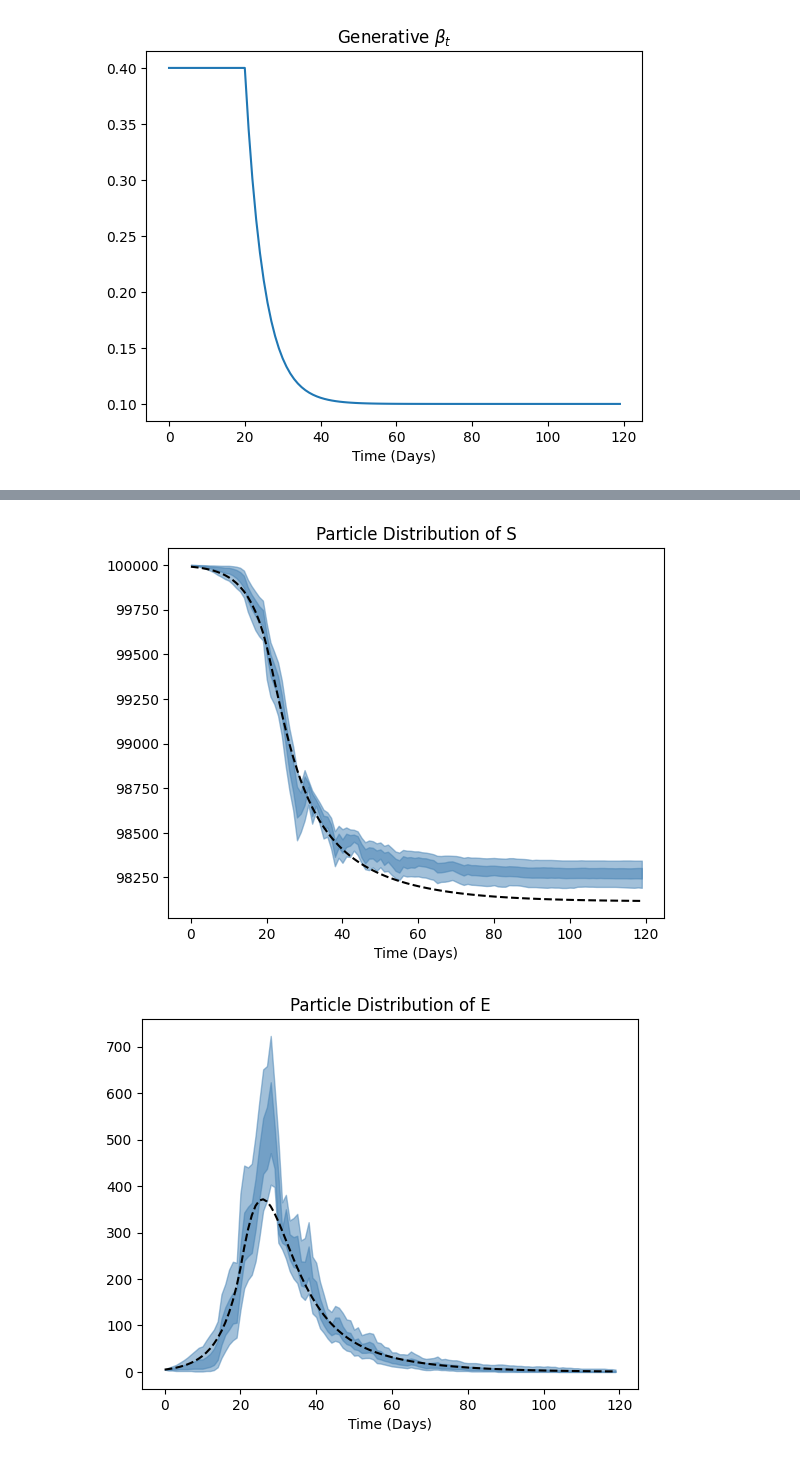
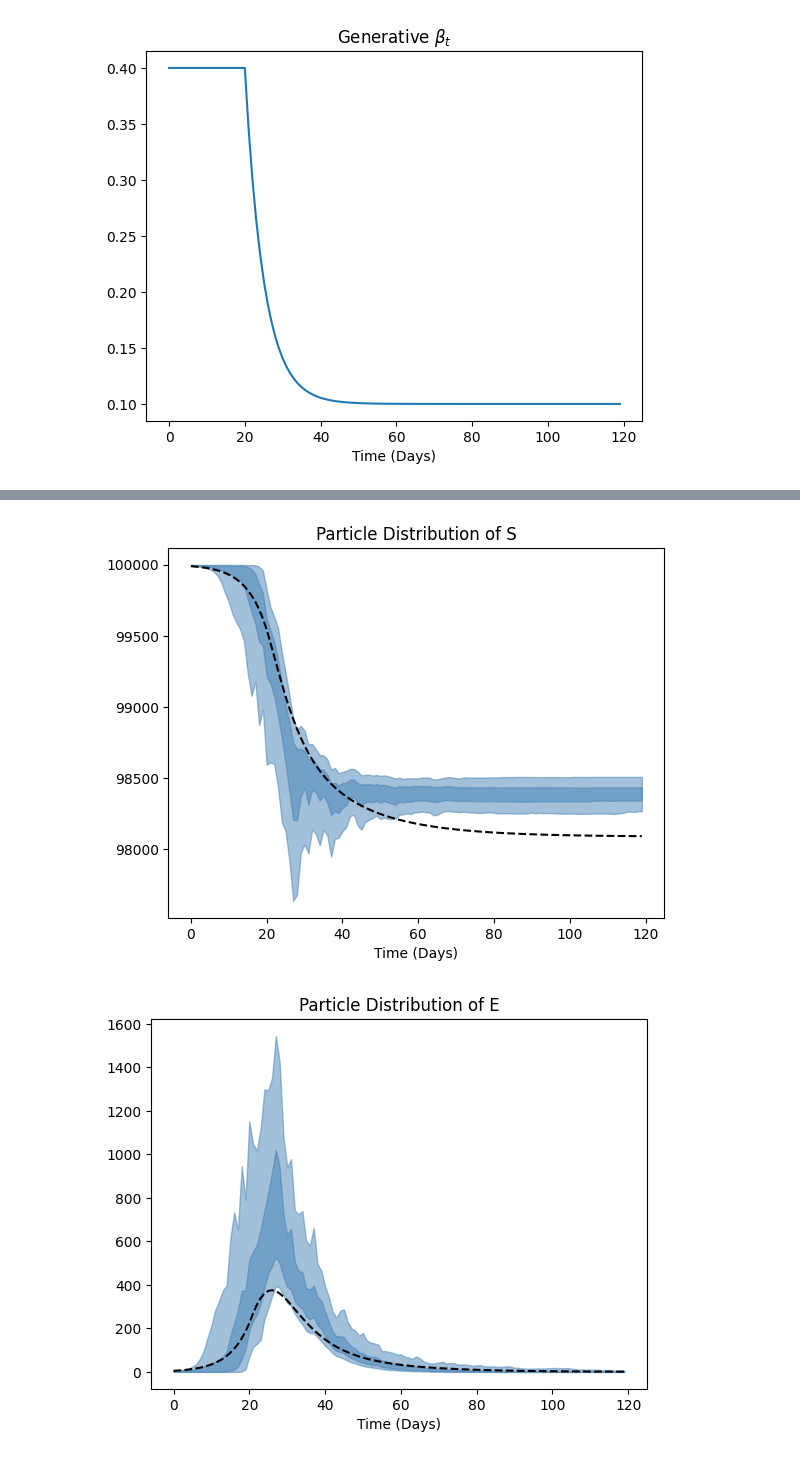
Before and after one commit to Averydx/PMCMC, a Jupyter notebook: pmcmc_sir.ipynb, the cells around one changed output, grey strips where cells are left out. Cells and saved outputs as stored; diff of their text form; code cells hidden in the pictures.

```diff
--- a/pmcmc_sir.ipynb
+++ b/pmcmc_sir.ipynb
@@ -62,7 +62,7 @@ for time_index in range(1,len(t_vec)):
     state[1,time_index] = np.maximum(0.,state[1,time_index - 1] + new_E - new_I - new_ER) #E
     state[2,time_index] = np.maximum(0.,state[2,time_index-1] + new_I - new_IR - new_D) #I
     state[3,time_index] = np.maximum(0.,state[3,time_index - 1] + new_ER + new_IR)
-    state[4,time_index] = state[4,time_index - 1] + new_E
+    state[4,time_index] = state[4,time_index - 1] + new_I
 # %% [output]
 [figure]
 # %%
@@ -99,7 +101,7 @@ plt.plot(data)
 #(0.06547914,0.28245005)
 #(1/14 = 0.07,1/7 = 0.14)
 particles, particle_observations,weights,likelihood = filter(data = data,
-                              theta= (gamma,eta),
+                              theta= (gamma,eta,1.),
                               rng = rng,
                               num_particles = 1000,
                               dt = 1.,
@@ -140,9 +142,9 @@ Root Mean Squared Error for the Data 146.79220260094263
 # %%
-pmcmc_rng = np.random.default_rng(0)
+pmcmc_rng = np.random.default_rng(10)
 
 iterations = 10_000
 
-num_particles = 10000
+num_particles = 1000
 
 @nb.njit
 def uniform_numba_logpdf(theta,min_val,max_val):
@@ -154,10 +156,10 @@ def uniform_numba_logpdf(theta,min_val,max_val):
 
 
 def prior(theta):
-    return uniform_numba_logpdf(theta[0],min_val= 1/28.,max_val= 1/7) + uniform_numba_logpdf(theta[1],min_val = 1/15.,max_val = 1/3)
-theta, LL, MLE_Distribution = PMCMC(iterations=iterations,
+    return uniform_numba_logpdf(theta[0],min_val= 1/28.,max_val= 1/7) + uniform_numba_logpdf(theta[1],min_val = 1/15.,max_val = 1/3) + uniform_numba_logpdf(theta[2],0,10)
+theta, LL, MLE_Particles,MLE_Observations = PMCMC(iterations=iterations,
                   num_particles=num_particles,
-                  init_theta=np.array([rng.uniform(1/28,1/7),rng.uniform(1/15,1/3)]),
+                  init_theta=np.array([0.06597801, 0.2421137,1.]),
                   data = data,
                   rng = pmcmc_rng,
                   dt = 1.,
@@ -221,13 +228,13 @@ plt.show()
 # %%
 Labels = ['S','E','I','R']
 for i in range(4):
     plt.title(f"Particle Distribution of {Labels[i]}")
     plt.xlabel('Time (Days)')
     plt.plot(t_vec,state[i,:].T,'--',color = 'black')
     #plt.plot(t_vec[::int(1/dt)],[i,:,MLE])
-    plt.fill_between(t_vec[::int(1/dt)],np.percentile(MLE_Distribution[:,i,:].T,5,axis = 1),np.percentile(MLE_Distribution[:,i,:].T,95,axis = 1),alpha = 0.5,color = 'steelblue')
-    plt.fill_between(t_vec[::int(1/dt)],np.percentile(MLE_Distribution[:,i,:].T,25,axis = 1),np.percentile(MLE_Distribution[:,i,:].T,75,axis = 1),alpha = 0.5,color = 'steelblue')
+    plt.fill_between(t_vec[::int(1/dt)],np.percentile(MLE_Particles[:,i,:].T,5,axis = 1),np.percentile(MLE_Particles[:,i,:].T,95,axis = 1),alpha = 0.5,color = 'steelblue')
+    plt.fill_between(t_vec[::int(1/dt)],np.percentile(MLE_Particles[:,i,:].T,25,axis = 1),np.percentile(MLE_Particles[:,i,:].T,75,axis = 1),alpha = 0.5,color = 'steelblue')
     plt.show()
 # %% [output]
-[figure, old version]
+[figure, new version]
-[figure, old version]
+[figure, new version]
```
Also changed, not shown: parts of 9 cells of this notebook, 4 other files.
